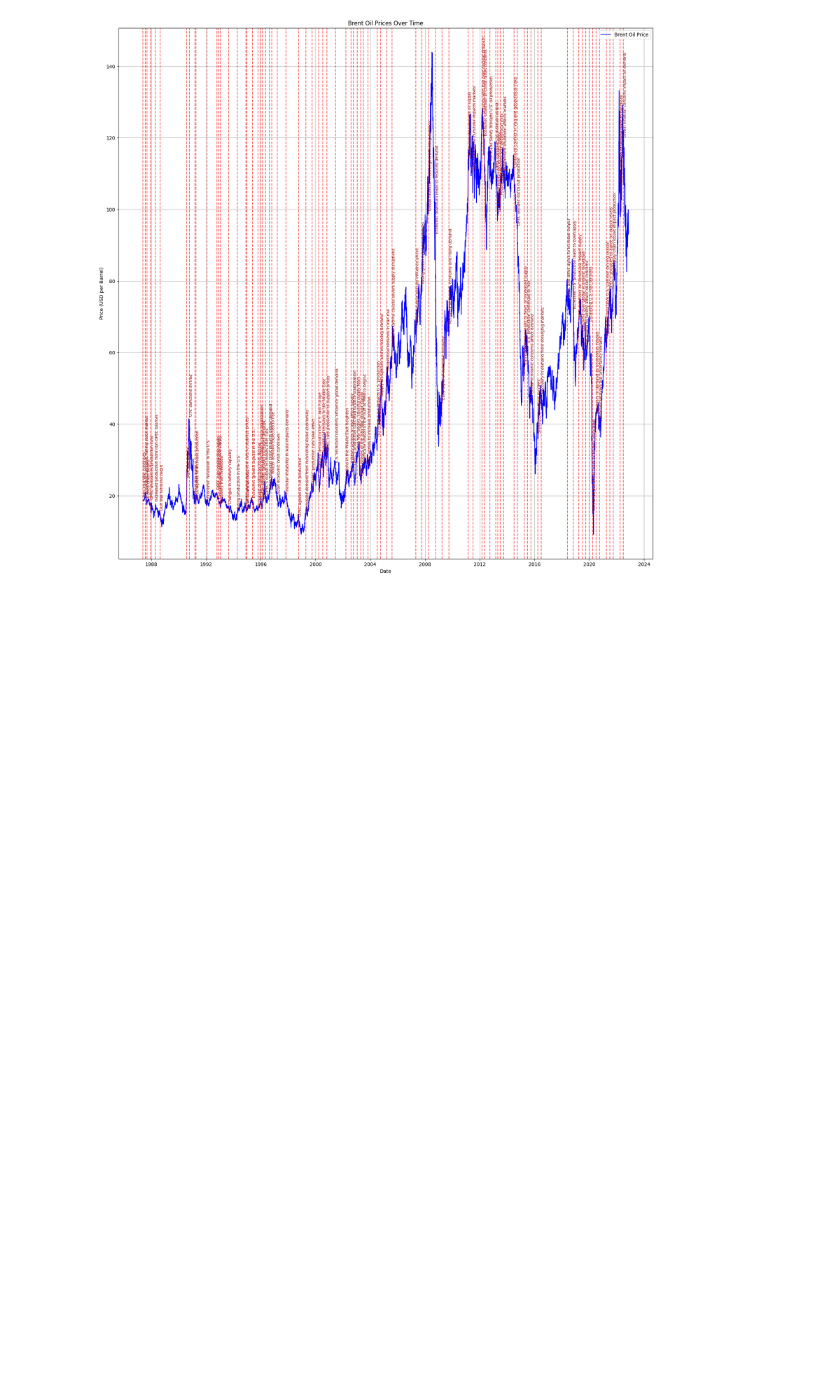
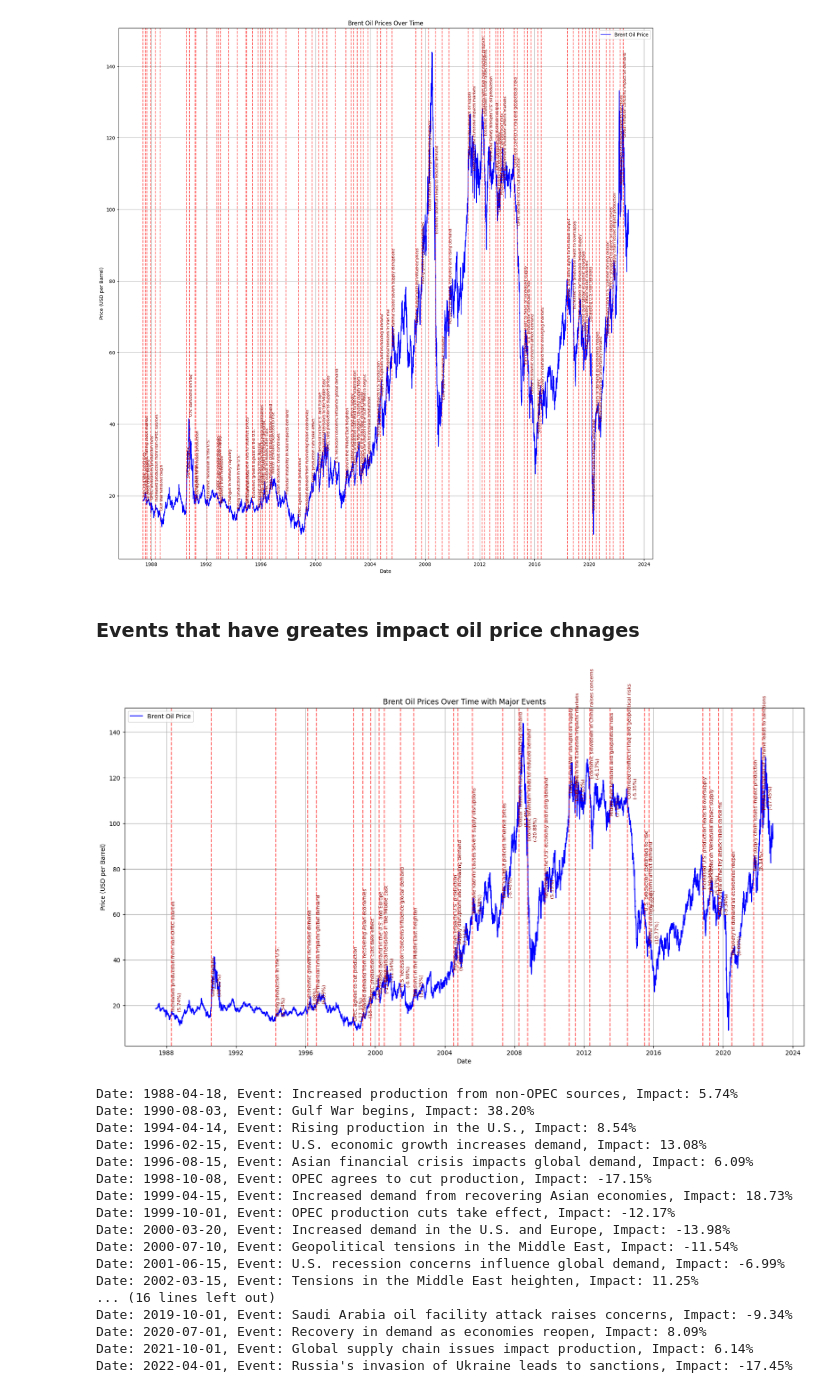
Before and after one commit to Getachew0557/brent-oil-price-analysis, a Jupyter notebook: notebook/task-1.ipynb, the cells around one changed output. Drawn from its saved outputs; the diff is of its cells as text; code cells hidden in the pictures; blank space fills up the shorter version.

```diff
--- a/notebook/task-1.ipynb
+++ b/notebook/task-1.ipynb
@@ -516,3 +519,58 @@ for date, event in events.items():
 plt.show()
 # %% [output]
 [figure]
+# %% [markdown]
+### Events that have greates impact oil price chnages
+# %%
+# Plot the time series of Brent Oil Prices
+plt.figure(figsize=(20, 10))
+plt.plot(df.index, df['Price'], label='Brent Oil Price', color='blue')
+plt.title('Brent Oil Prices Over Time with Major Events')
+plt.xlabel('Date')
+plt.ylabel('Price (USD per Barrel)')
+plt.legend()
+plt.grid()
+
+# Annotate events with significant price impacts
+significant_changes = {}
+for date, event in events.items():
+    event_date = pd.to_datetime(date)
+    if event_date in df.index:
+        # Calculate percent change over 7 days to check impact
+        price_before = df['Price'].get(event_date - pd.Timedelta(days=7))
+        price_after = df['Price'].get(event_date + pd.Timedelta(days=7))
+
+        if price_before and price_after:
+            percent_change = ((price_after - price_before) / price_before) * 100
+            if abs(percent_change) >= 5:  # Setting 5% as the threshold
+                significant_changes[date] = (event, percent_change)
+                # Plot vertical line and annotate significant events
+                plt.axvline(event_date, color='red', linestyle='--', alpha=0.6)
+                plt.text(event_date, df.loc[event_date, 'Price'],
+                         f"{event}\n({percent_change:.2f}%)",
+                         rotation=90, verticalalignment='bottom', fontsize=8, color='darkred')
+
+plt.show()
+
+# Display significant changes with events
+for date, (event, change) in significant_changes.items():
+    print(f"Date: {date}, Event: {event}, Impact: {change:.2f}%")
+# %% [output]
+[figure, added]
+Date: 1988-04-18, Event: Increased production from non-OPEC sources, Impact: 5.74%
+Date: 1990-08-03, Event: Gulf War begins, Impact: 38.20%
+Date: 1994-04-14, Event: Rising production in the U.S., Impact: 8.54%
+Date: 1996-02-15, Event: U.S. economic growth increases demand, Impact: 13.08%
+Date: 1996-08-15, Event: Asian financial crisis impacts global demand, Impact: 6.09%
+Date: 1998-10-08, Event: OPEC agrees to cut production, Impact: -17.15%
+Date: 1999-04-15, Event: Increased demand from recovering Asian economies, Impact: 18.73%
+Date: 1999-10-01, Event: OPEC production cuts take effect, Impact: -12.17%
+Date: 2000-03-20, Event: Increased demand in the U.S. and Europe, Impact: -13.98%
+Date: 2000-07-10, Event: Geopolitical tensions in the Middle East, Impact: -11.54%
+Date: 2001-06-15, Event: U.S. recession concerns influence global demand, Impact: -6.99%
+Date: 2002-03-15, Event: Tensions in the Middle East heighten, Impact: 11.25%
+... (16 lines left out)
+Date: 2019-10-01, Event: Saudi Arabia oil facility attack raises concerns, Impact: -9.34%
+Date: 2020-07-01, Event: Recovery in demand as economies reopen, Impact: 8.09%
+Date: 2021-10-01, Event: Global supply chain issues impact production, Impact: 6.14%
+Date: 2022-04-01, Event: Russia's invasion of Ukraine leads to sanctions, Impact: -17.45%
```
Also changed, not shown: parts of 17 cells of this notebook, 1 other file.
